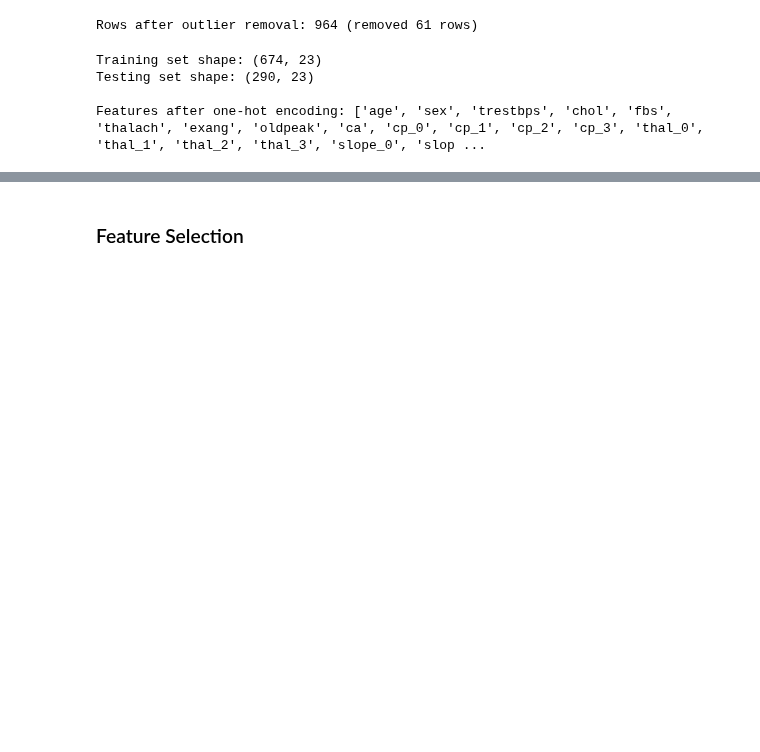
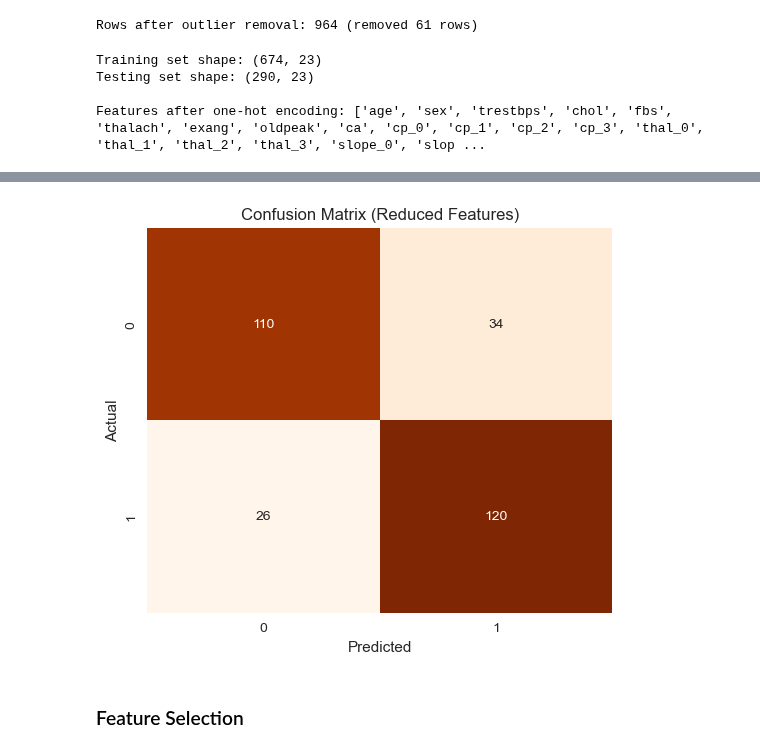
Before and after one commit to omisdami/GROUP1_HEART-DISEASE-, a Jupyter notebook: Heart Disease Classification.ipynb, the cells around one changed output, grey strips where cells are left out. Drawn from its saved outputs; the diff is of its cells as text; code cells hidden in the pictures; blank space fills up the shorter version.

```diff
--- a/Heart Disease Classification.ipynb
+++ b/Heart Disease Classification.ipynb
@@ -425,0 +553,4 @@ Features after one-hot encoding: ['age', 'sex', 'trestbps', 'chol', 'fbs', 'thal
+# %%
+# Remove a subset of features (e.g., drop the 'chol' and 'thalach' columns)
+X_train_reduced = X_train.drop(['chol', 'thalach'], axis=1)
+X_test_reduced = X_test.drop(['chol', 'thalach'], axis=1)
@@ -425,0 +563,6 @@ Features after one-hot encoding: ['age', 'sex', 'trestbps', 'chol', 'fbs', 'thal
+# %%
+# Evaluate the reduced model
+y_pred_reduced = sgd_model_reduced.predict(X_test_reduced)
+print("\nSGD Classifier Results (Reduced Features):")
+print("Accuracy:", accuracy_score(y_test, y_pred_reduced))
+print("\nClassification Report:\n", classification_report(y_test, y_pred_reduced))
@@ -426,3 +582,13 @@ Features after one-hot encoding: ['age', 'sex', 'trestbps', 'chol', 'fbs', 'thal
+# %%
+# Confusion matrix for the reduced model
+plt.figure(figsize=(6, 5))
+sns.heatmap(confusion_matrix(y_test, y_pred_reduced), annot=True, fmt="d", cmap="Oranges", cbar=False)
+plt.title("Confusion Matrix (Reduced Features)")
+plt.xlabel("Predicted")
+plt.ylabel("Actual")
+plt.show()
+# %% [output]
+[figure, added]
 # %% [markdown]
 ### Feature Selection
 # %% [markdown]
```
Also changed, not shown: parts of 33 cells of this notebook.
